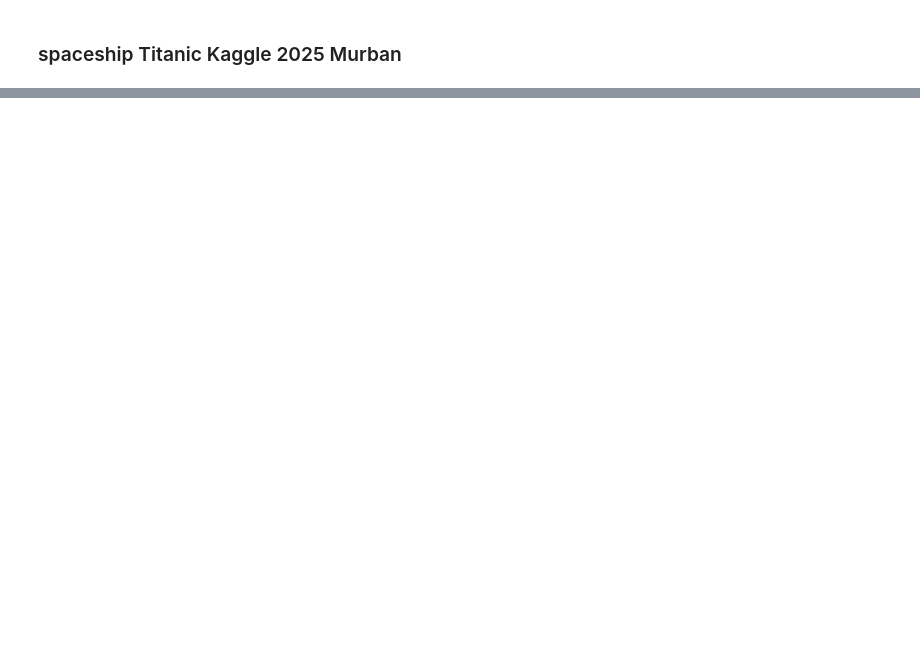
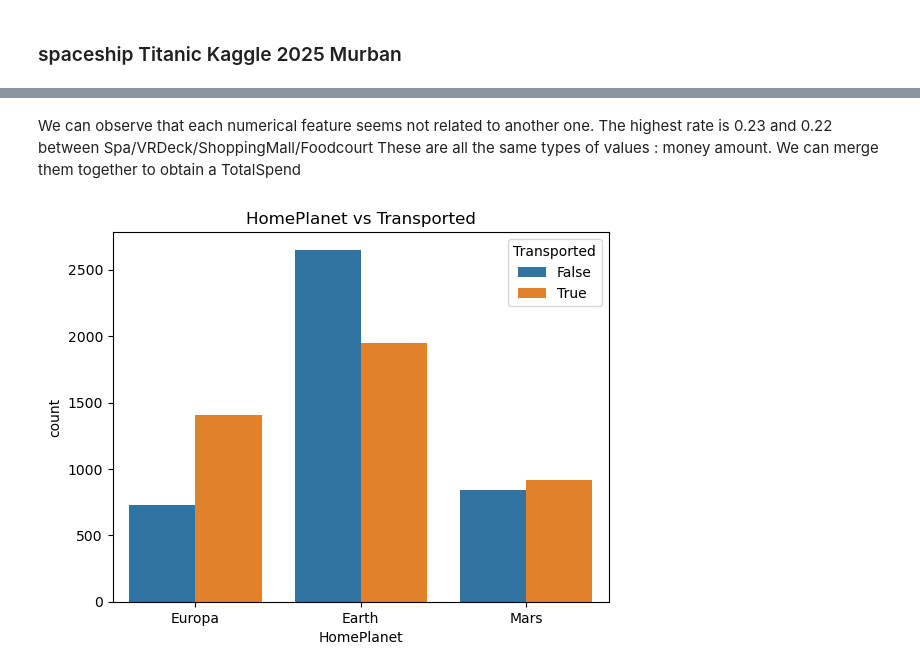
Before and after one commit to TomGit8/SpaceshipKaggle, a Jupyter notebook: Kaggle_spaceship_Murban.ipynb, the cells around one changed output, grey strips where cells are left out. Cells and saved outputs as stored; diff of their text form; code cells hidden in the pictures; blank space fills up the shorter version.

```diff
--- a/Kaggle_spaceship_Murban.ipynb
+++ b/Kaggle_spaceship_Murban.ipynb
@@ -34,0 +93,11 @@ max     24133.000000             NaN         NaN
+# %% [markdown]
+We can observe that each numerical feature seems not related to another one.
+The highest rate is 0.23 and 0.22 between Spa/VRDeck/ShoppingMall/Foodcourt
+These are all the same types of values : money amount. We can merge them together to obtain a TotalSpend
+# %%
+# Example: Analyze the 'HomePlanet' feature
+sns.countplot(data=df, x='HomePlanet', hue='Transported')
+plt.title("HomePlanet vs Transported")
+plt.show()
+# %% [output]
+[figure, added]
```
Also changed, not shown: parts of 7 cells of this notebook.
